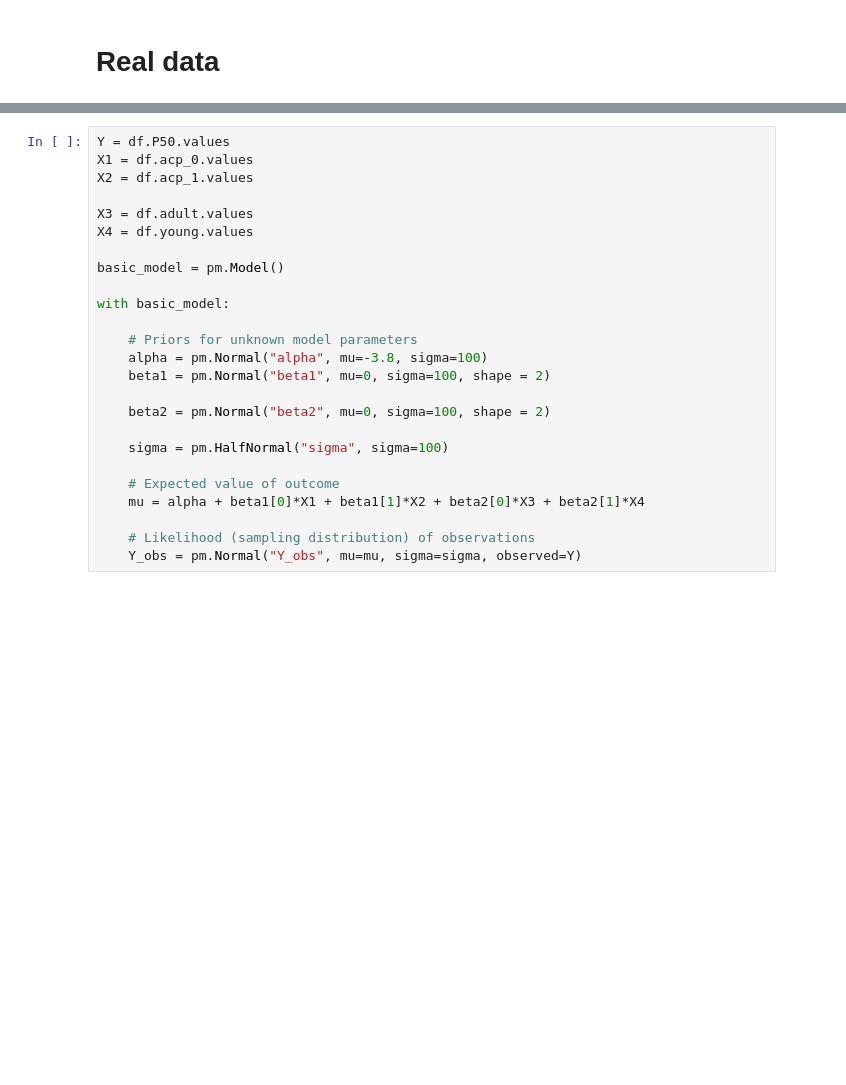
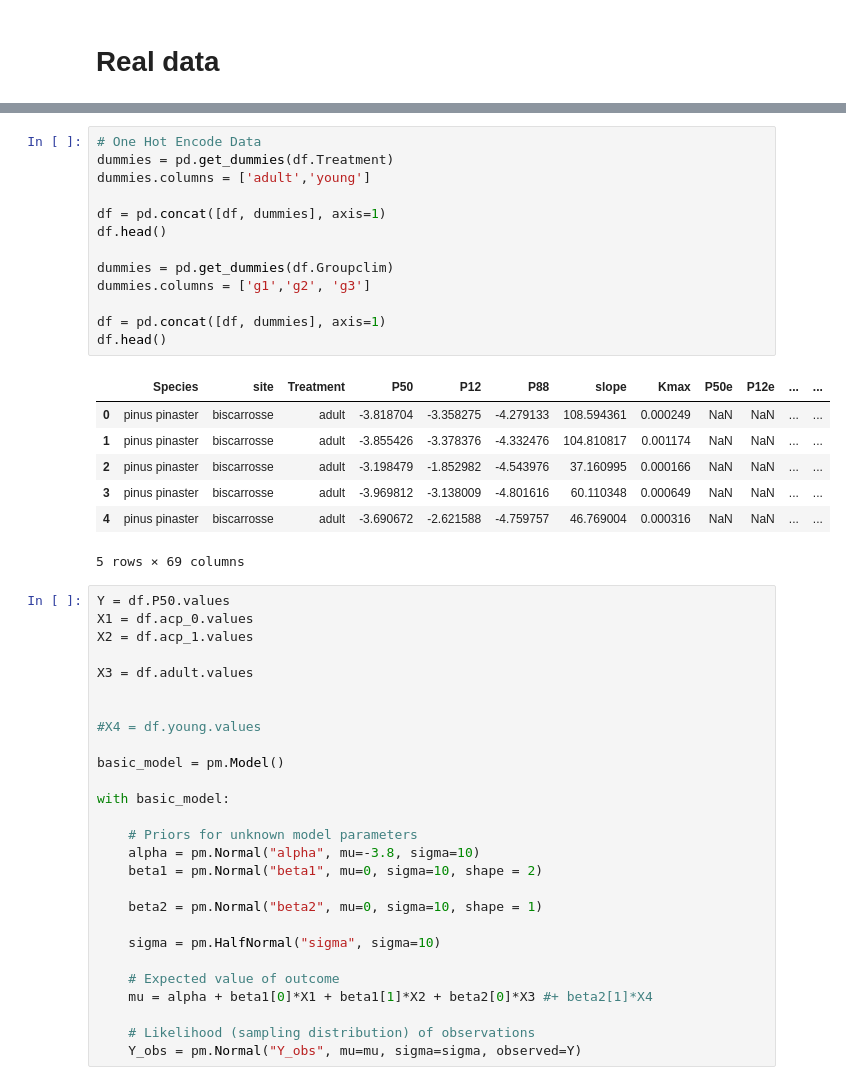
Before and after one commit to xbouteiller/FormanriskAnalysis, a Jupyter notebook: script/pymc3_mcmc_env.ipynb, the cells around one changed output, grey strips where cells are left out. Saved outputs shown, nothing was run; the diff lists cells and outputs as text; blank space fills up the shorter version.

```diff
--- a/script/pymc3_mcmc_env.ipynb
+++ b/script/pymc3_mcmc_env.ipynb
@@ -127,25 +106,48 @@ df.head()
+# %%
+# One Hot Encode Data
+dummies = pd.get_dummies(df.Treatment)
+dummies.columns = ['adult','young']
+
+df = pd.concat([df, dummies], axis=1)
+df.head()
+
+dummies = pd.get_dummies(df.Groupclim)
+dummies.columns = ['g1','g2', 'g3']
+
+df = pd.concat([df, dummies], axis=1)
+df.head()
+# %% [output]
+|  | Species | site | Treatment | P50 | P12 | P88 | slope | Kmax | P50e | P12e | ... | ... |
+| 0 | pinus pinaster | biscarrosse | adult | -3.818704 | -3.358275 | -4.279133 | 108.594361 | 0.000249 | NaN | NaN | ... | ... |
+| 1 | pinus pinaster | biscarrosse | adult | -3.855426 | -3.378376 | -4.332476 | 104.810817 | 0.001174 | NaN | NaN | ... | ... |
+| 2 | pinus pinaster | biscarrosse | adult | -3.198479 | -1.852982 | -4.543976 | 37.160995 | 0.000166 | NaN | NaN | ... | ... |
+| 3 | pinus pinaster | biscarrosse | adult | -3.969812 | -3.138009 | -4.801616 | 60.110348 | 0.000649 | NaN | NaN | ... | ... |
+| 4 | pinus pinaster | biscarrosse | adult | -3.690672 | -2.621588 | -4.759757 | 46.769004 | 0.000316 | NaN | NaN | ... | ... |
+5 rows × 69 columns
 # %%
 Y = df.P50.values
 X1 = df.acp_0.values
 X2 = df.acp_1.values
 
 X3 = df.adult.values
-X4 = df.young.values
+
+
+#X4 = df.young.values
 
 basic_model = pm.Model()
 
 with basic_model:
 
     # Priors for unknown model parameters
-    alpha = pm.Normal("alpha", mu=-3.8, sigma=100)
-    beta1 = pm.Normal("beta1", mu=0, sigma=100, shape = 2)
+    alpha = pm.Normal("alpha", mu=-3.8, sigma=10)
+    beta1 = pm.Normal("beta1", mu=0, sigma=10, shape = 2)
 
-    beta2 = pm.Normal("beta2", mu=0, sigma=100, shape = 2)
+    beta2 = pm.Normal("beta2", mu=0, sigma=10, shape = 1)
 
-    sigma = pm.HalfNormal("sigma", sigma=100)
+    sigma = pm.HalfNormal("sigma", sigma=10)
 
     # Expected value of outcome
-    mu = alpha + beta1[0]*X1 + beta1[1]*X2 + beta2[0]*X3 + beta2[1]*X4
+    mu = alpha + beta1[0]*X1 + beta1[1]*X2 + beta2[0]*X3 #+ beta2[1]*X4
 
     # Likelihood (sampling distribution) of observations
     Y_obs = pm.Normal("Y_obs", mu=mu, sigma=sigma, observed=Y)
```
Also changed, not shown: parts of 17 cells of this notebook, 11 other files.
